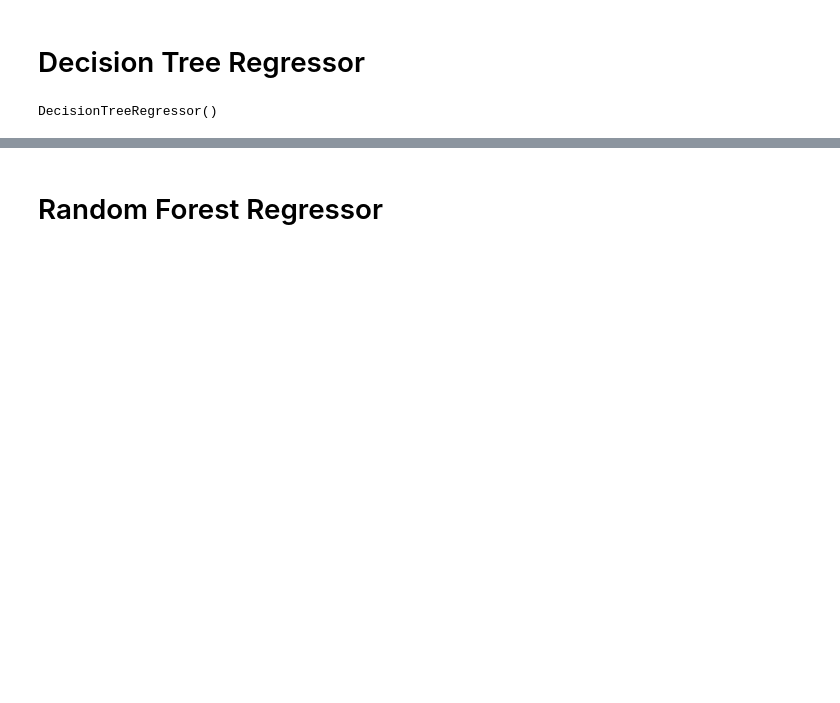
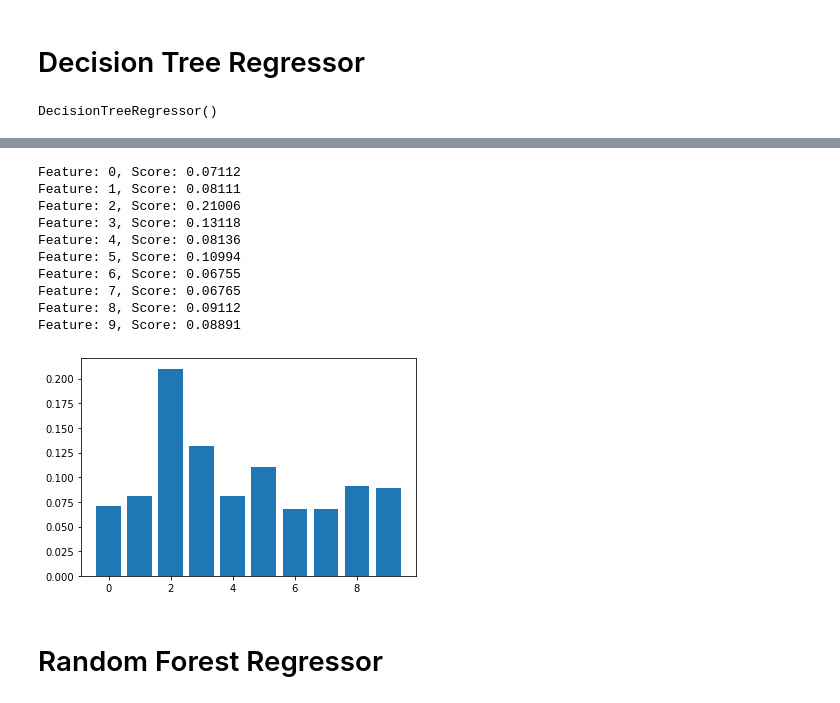
Before and after one commit to anewt225/Decoding-the-Digital-Divide, a Jupyter notebook: notebooks/model_new.ipynb, the cells around one changed output, grey strips where cells are left out. Saved outputs shown, nothing was run; the diff lists cells and outputs as text; code cells hidden in the pictures; blank space fills up the shorter version.

```diff
--- a/notebooks/model_new.ipynb
+++ b/notebooks/model_new.ipynb
@@ -150,3 +197,22 @@ Name: composite_score, Length: 7990, dtype: float64
+# %%
+dt_importance = dt_reg.feature_importances_
+for i,v in enumerate(dt_importance):
+	print('Feature: %0d, Score: %.5f' % (i,v))
+# plot feature importance
+plt.bar([x for x in range(len(dt_importance))], dt_importance)
+plt.show()
+# %% [output]
+Feature: 0, Score: 0.07112
+Feature: 1, Score: 0.08111
+Feature: 2, Score: 0.21006
+Feature: 3, Score: 0.13118
+Feature: 4, Score: 0.08136
+Feature: 5, Score: 0.10994
+Feature: 6, Score: 0.06755
+Feature: 7, Score: 0.06765
+Feature: 8, Score: 0.09112
+Feature: 9, Score: 0.08891
+[figure, added]
 # %% [markdown]
 # Random Forest Regressor
 # %%
```
Also changed, not shown: parts of 20 cells of this notebook, 5 other files.
